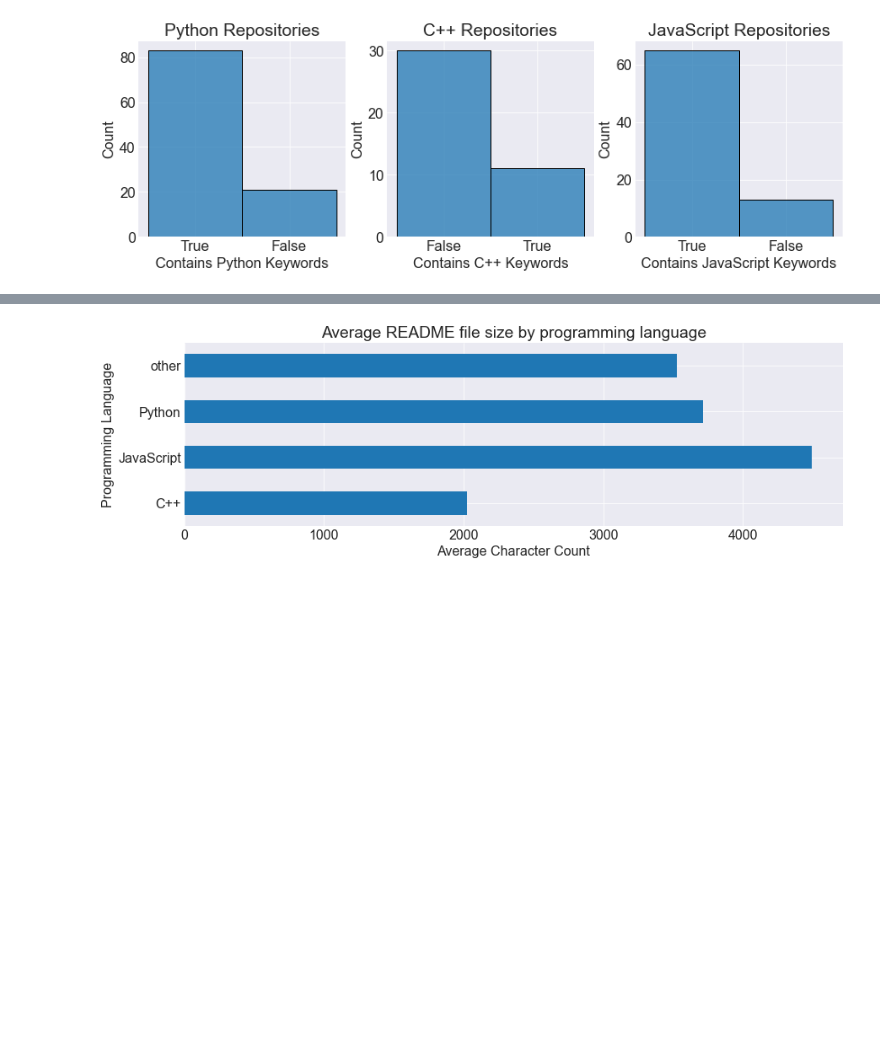
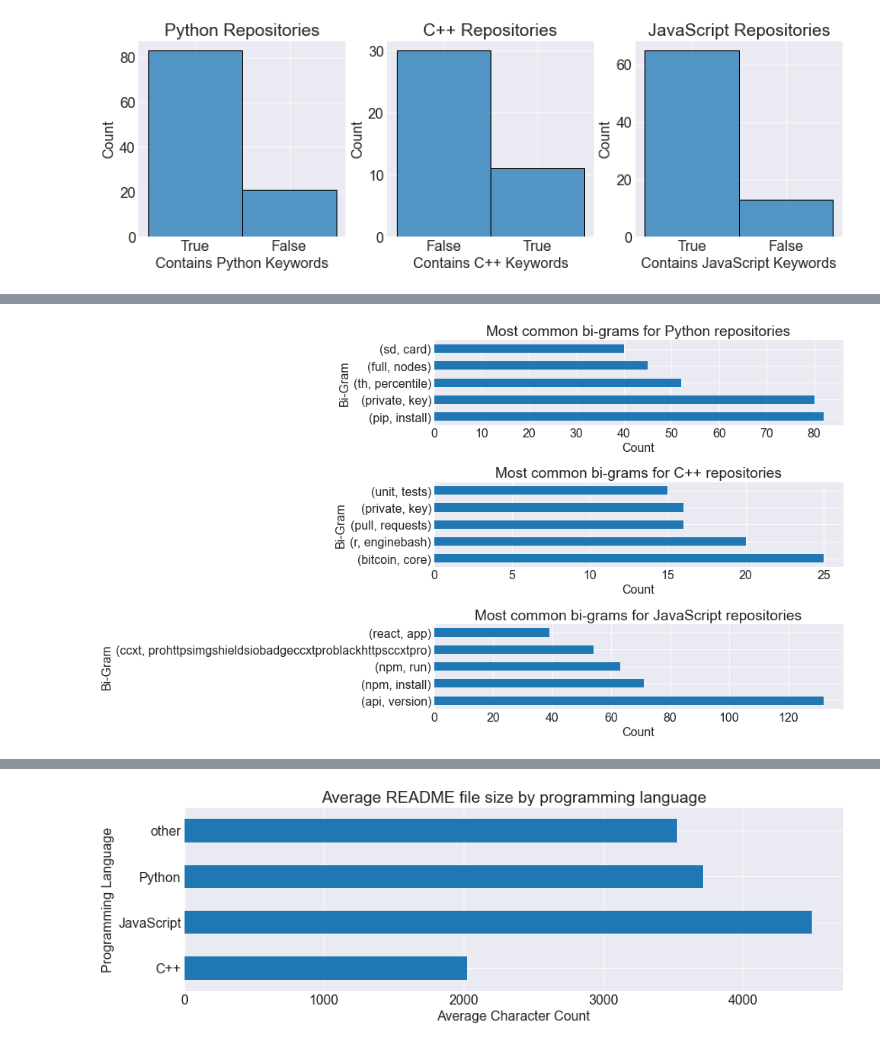
Before and after one commit to Garcia-Hensley-Nichols-NLP-project/GHN-NLP-project, a Jupyter notebook: final_report.ipynb, the cells around one changed output, grey strips where cells are left out. Cells and saved outputs as stored; diff of their text form; code cells hidden in the pictures; blank space fills up the shorter version.

```diff
--- a/final_report.ipynb
+++ b/final_report.ipynb
@@ -127,0 +142,6 @@ We are interested in knowing if the average size of a README file varies signifi
+# %%
+# Here we'll plot the top 5 most common bi-grams for each of the top 3 most common programming languages.
+
+plot_bigrams(df)
+# %% [output]
+[figure, added]
```
Also changed, not shown: parts of 24 cells of this notebook, 1 other file.
